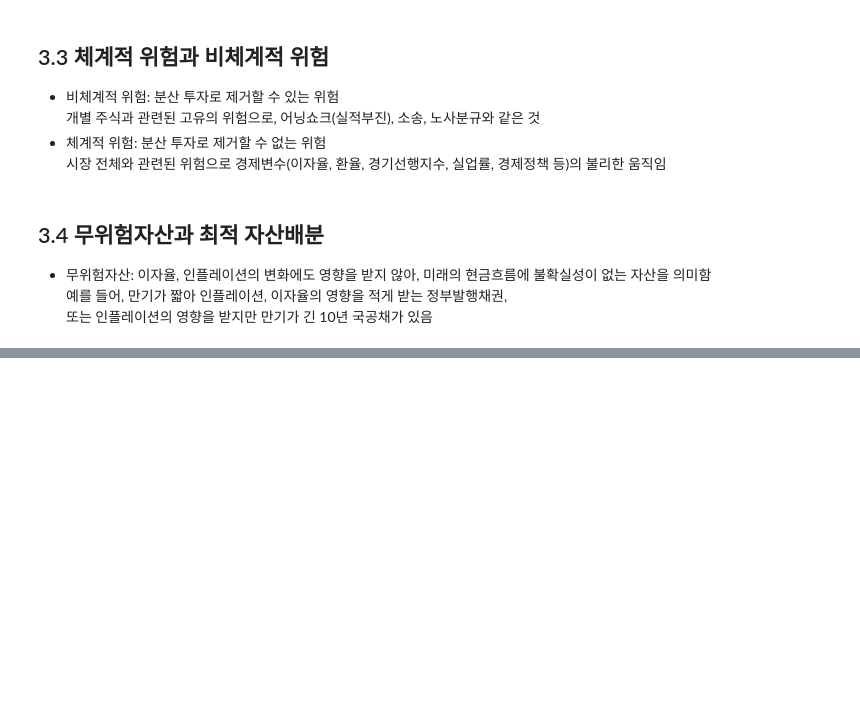
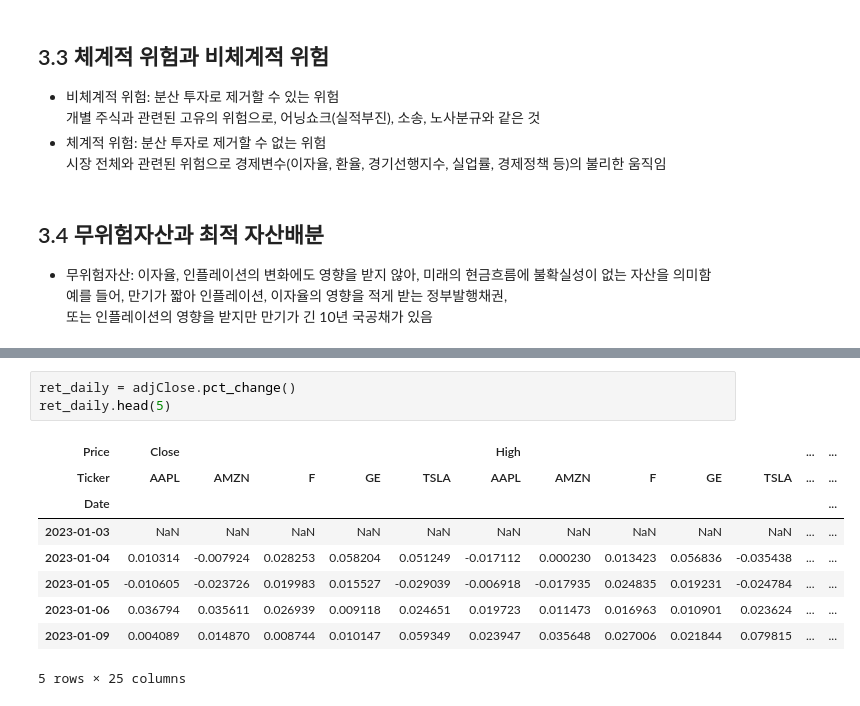
Before and after one commit to thejsw/Quant, a Jupyter notebook: PythonPortfolio.ipynb, the cells around one changed output, grey strips where cells are left out. Drawn from its saved outputs; the diff is of its cells as text; blank space fills up the shorter version.

```diff
--- a/PythonPortfolio.ipynb
+++ b/PythonPortfolio.ipynb
@@ -395,0 +455,13 @@ print(meanReturns)
+# %%
+ret_daily = adjClose.pct_change()
+ret_daily.head(5)
+# %% [output]
+| Price | Close |  |  |  |  | High |  |  |  |  | ... | ... |
+| Ticker | AAPL | AMZN | F | GE | TSLA | AAPL | AMZN | F | GE | TSLA | ... | ... |
+| Date |  |  |  |  |  |  |  |  |  |  |  | ... |
+| 2023-01-03 | NaN | NaN | NaN | NaN | NaN | NaN | NaN | NaN | NaN | NaN | ... | ... |
+| 2023-01-04 | 0.010314 | -0.007924 | 0.028253 | 0.058204 | 0.051249 | -0.017112 | 0.000230 | 0.013423 | 0.056836 | -0.035438 | ... | ... |
+| 2023-01-05 | -0.010605 | -0.023726 | 0.019983 | 0.015527 | -0.029039 | -0.006918 | -0.017935 | 0.024835 | 0.019231 | -0.024784 | ... | ... |
+| 2023-01-06 | 0.036794 | 0.035611 | 0.026939 | 0.009118 | 0.024651 | 0.019723 | 0.011473 | 0.016963 | 0.010901 | 0.023624 | ... | ... |
+| 2023-01-09 | 0.004089 | 0.014870 | 0.008744 | 0.010147 | 0.059349 | 0.023947 | 0.035648 | 0.027006 | 0.021844 | 0.079815 | ... | ... |
+5 rows × 25 columns
```
Also changed, not shown: parts of 21 cells of this notebook.
